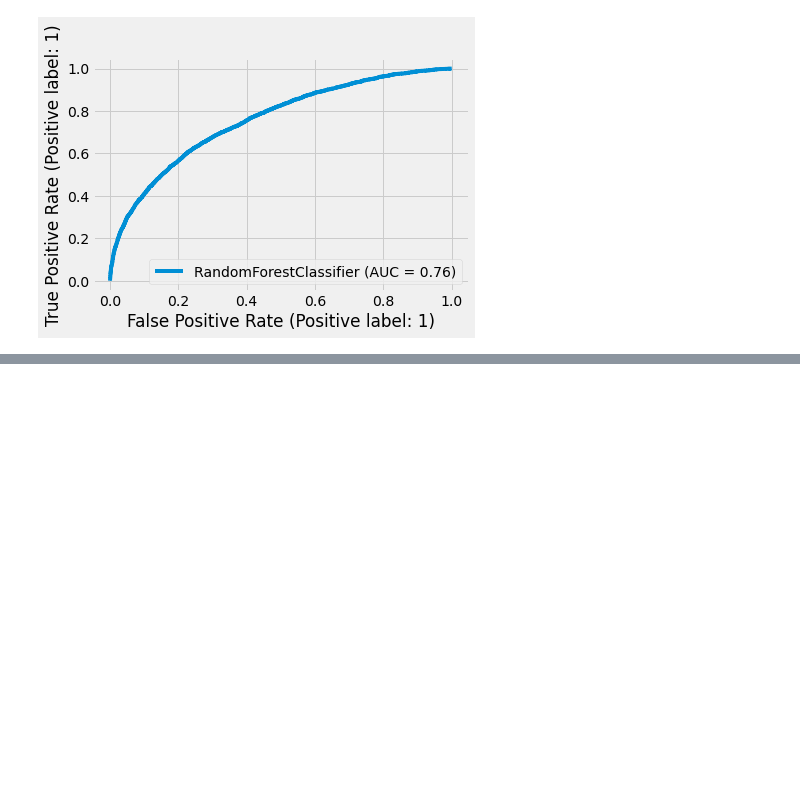
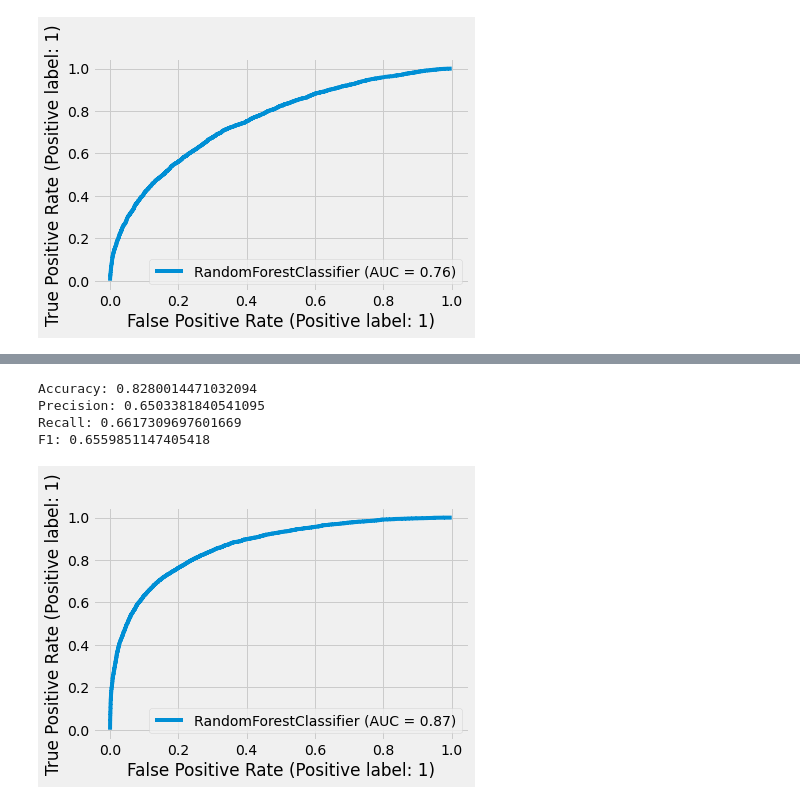
Before and after one commit to MarcelColvin/LOCO_project, a Jupyter notebook: LOCO_workbook.ipynb, the cells around one changed output, grey strips where cells are left out. Saved outputs shown, nothing was run; the diff lists cells and outputs as text; code cells hidden in the pictures; blank space fills up the shorter version.

```diff
--- a/LOCO_workbook.ipynb
+++ b/LOCO_workbook.ipynb
@@ -235,0 +251,15 @@ plt.barh(rfc.feature_names_in_,rfc.feature_importances_)
+# %%
+print("Accuracy: {}".format(metrics.accuracy_score(y_test, pred)))
+print("Precision: {}".format(metrics.precision_score(y_test, pred)))
+print("Recall: {}".format(metrics.recall_score(y_test, pred)))
+print("F1: {}".format(metrics.f1_score(y_test, pred)))
+# %% [output]
+Accuracy: 0.8280014471032094
+Precision: 0.6503381840541095
+Recall: 0.6617309697601669
+F1: 0.6559851147405418
+# %%
+RocCurveDisplay.from_estimator(rfc2, X_test_model, y_test)
+plt.show()
+# %% [output]
+[figure, added]
```
Also changed, not shown: parts of 35 cells of this notebook, 3 other files.
